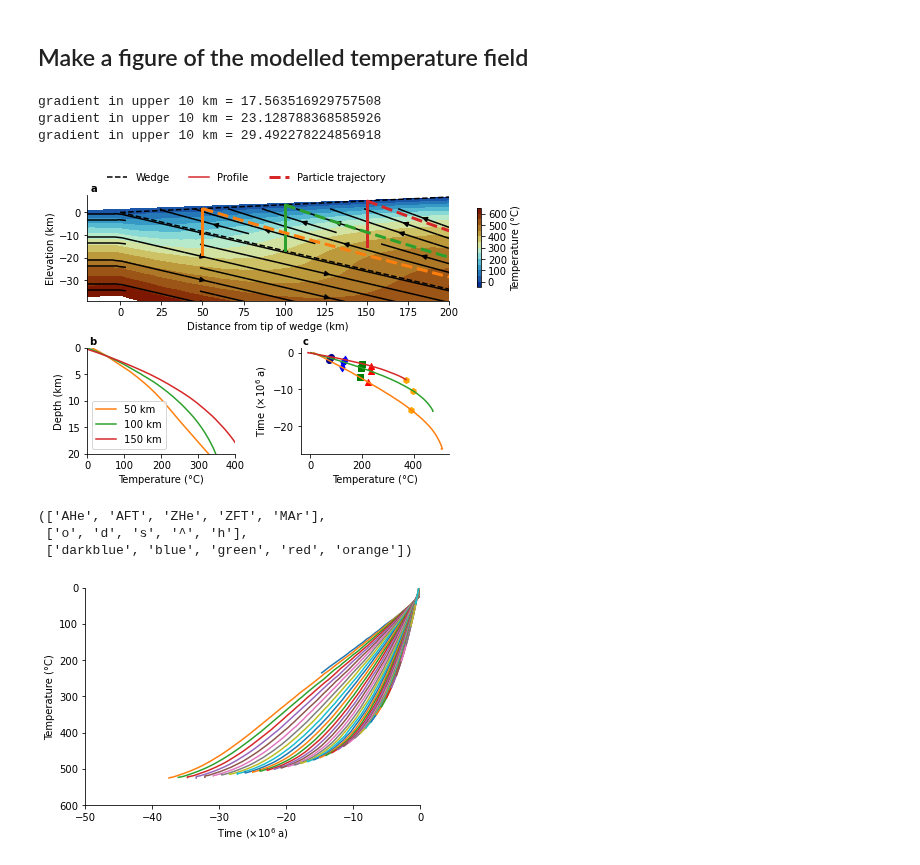
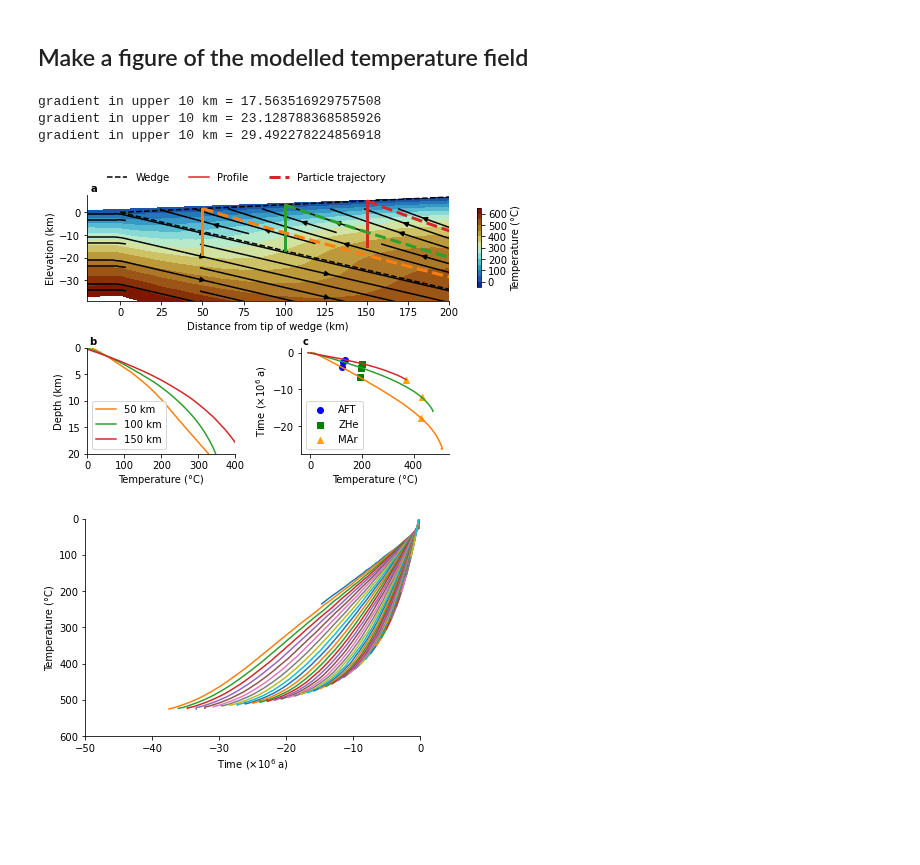
Before and after one commit to ElcoLuijendijk/wedgex, a Jupyter notebook: wedgex.ipynb, the cells around one changed output. Saved outputs shown, nothing was run; the diff lists cells and outputs as text; code cells hidden in the pictures; blank space fills up the shorter version.

```diff
--- a/wedgex.ipynb
+++ b/wedgex.ipynb
@@ -140,12 +140,9 @@ thermochron_model = 'Dodson'
 #thermochron_model = 'simple'
 
 # names of thermochronometers, should match the names in your input file
-thermochron_systems = ['AHe', 'AFT', 'ZHe', 'ZFT', 'MAr']
+thermochron_systems = ['AFT', 'ZHe', 'MAr']
 # omitting MAr
 #thermochron_systems = ['AHe', 'AFT', 'ZHe', 'ZFT']
-
-# thermochron system to show in figure
-thermochron_systems_plot = ['AHe', 'AFT', 'ZHe', 'ZFT', 'MAr']
 
 
 # resetting temperatures (degr. C), note these are only used if thermochron_model = 'simple'
@@ -225,8 +222,14 @@ isochrons = np.arange(0, 55, 5)
 fig_output_file = 'fig/wedgex_model_%s' % model_run_name
 fig_formats = ['png', 'pdf', 'svg']
 
-thermochron_markers = ['o', 'd', 's', '^', 'h']
-thermochron_colors = ['darkblue', 'blue', 'green', 'red', 'orange']
+#thermochron_systems_plot = ['AHe', 'AFT', 'ZHe', 'ZFT', 'MAr']
+#thermochron_markers = ['o', 'd', 's', '^', 'h']
+#thermochron_colors = ['darkblue', 'blue', 'green', 'red', 'orange']
+
+thermochron_systems_plot = ["AFT", "ZHe", "MAr"]
+thermochron_markers = ['o', 's', '^']
+thermochron_colors = ['blue', 'green',  'orange']
+
 
 # isochrons to show in figure:
 isochrons = [5e6 * u.year, 10e6  * u.year, 15e6  * u.year, 20e6  * u.year, 25e6  * u.year]
@@ -594,12 +602,14 @@ if thermal_history_model == 'numerical':
     for i, Thi in enumerate(T_history_plot):
         Tpi = Thi.to(u.K, equivalencies=u.temperature())
         ind = np.isnan(Tpi) == False
-        for j, tcs in enumerate(thermochron_systems):
-            cas[i, j], cts[i, j] = thermochron_functions.calculate_closure_age(-t[ind], Tpi[ind], tcs)
+        for j, tcs in enumerate(thermochron_systems_plot):
+            cas[i, j], cts[i, j] = thermochron_functions.calculate_closure_age(-t[ind], Tpi[ind], thermochron_system=tcs)
 
     #for i, Thi in enumerate(T_history_plot):
-    for j, tcs, marker, color in zip(itertools.count(), thermochron_systems, thermochron_markers, thermochron_colors):
-        ax3.scatter(cts[:, j].to(u.deg_C, equivalencies=u.temperature()), -cas[:, j].to(u.year) / 1e6, marker=marker, color=color)
+    for j, tcs, marker, color in zip(itertools.count(), thermochron_systems_plot, thermochron_markers, thermochron_colors):
+        leg_cl = ax3.scatter(cts[:, j].to(u.deg_C, equivalencies=u.temperature()), -cas[:, j].to(u.year) / 1e6,
+                             marker=marker, color=color, label=tcs)
+    ax3.legend()
 
     ###########
     # layout
@@ -611,40 +621,34 @@ if thermal_history_model == 'numerical':
             weight='bold', transform=axi.transAxes,
                ha='left', va='bottom', fontsize='medium')
 
     ax.set_xlabel('Distance from tip of wedge (km)')
     ax.set_ylabel('Elevation (km)')
 
     ax2.set_xlabel(f'Temperature ({degree_symbol}C)')
     ax2.set_ylabel("Depth (km)")
 
     ax3.set_ylabel(r'Time ($\times 10^{6} \; a$)')
     ax3.set_xlabel(f'Temperature ({degree_symbol}C)')
 
     ax.legend([lw, leg_gt, leg_th], ['Wedge', "Profile", "Particle trajectory", 'Particle trajectories'],
               bbox_to_anchor=(0.03, 1.03), loc='lower left', frameon=False, ncol=3)
 
     #ax.set_aspect('equal')
 
     ax.set_xlim(xlim[0].value, xlim[1].value)
     ax.set_ylim(ylim[0].value, ylim[1].value)
 
     ax2.set_ylim(20, 0)
     ax2.set_xlim(0, 400)
 
     #fig.tight_layout()
 
     fig.savefig('fig/modelled_temperature_field.pdf')
 # %% [output]
 gradient in upper 10 km = 17.563516929757508
 gradient in upper 10 km = 23.128788368585926
 gradient in upper 10 km = 29.492278224856918
-[figure, old version]
+[figure, new version]
-# %%
-thermochron_systems_plot, thermochron_markers, thermochron_colors
-# %% [output]
-(['AHe', 'AFT', 'ZHe', 'ZFT', 'MAr'],
- ['o', 'd', 's', '^', 'h'],
- ['darkblue', 'blue', 'green', 'red', 'orange'])
 # %%
 fig, ax = pl.subplots(1, 1)
 
```
Also changed, not shown: parts of 7 cells of this notebook, 4 other files.
